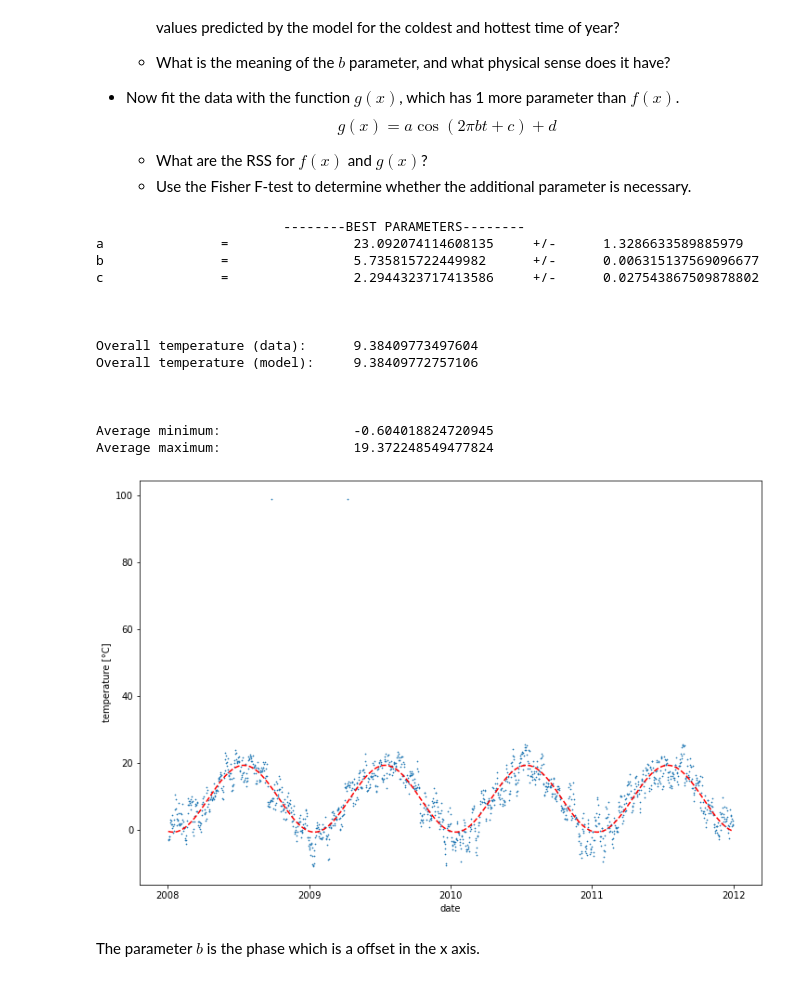
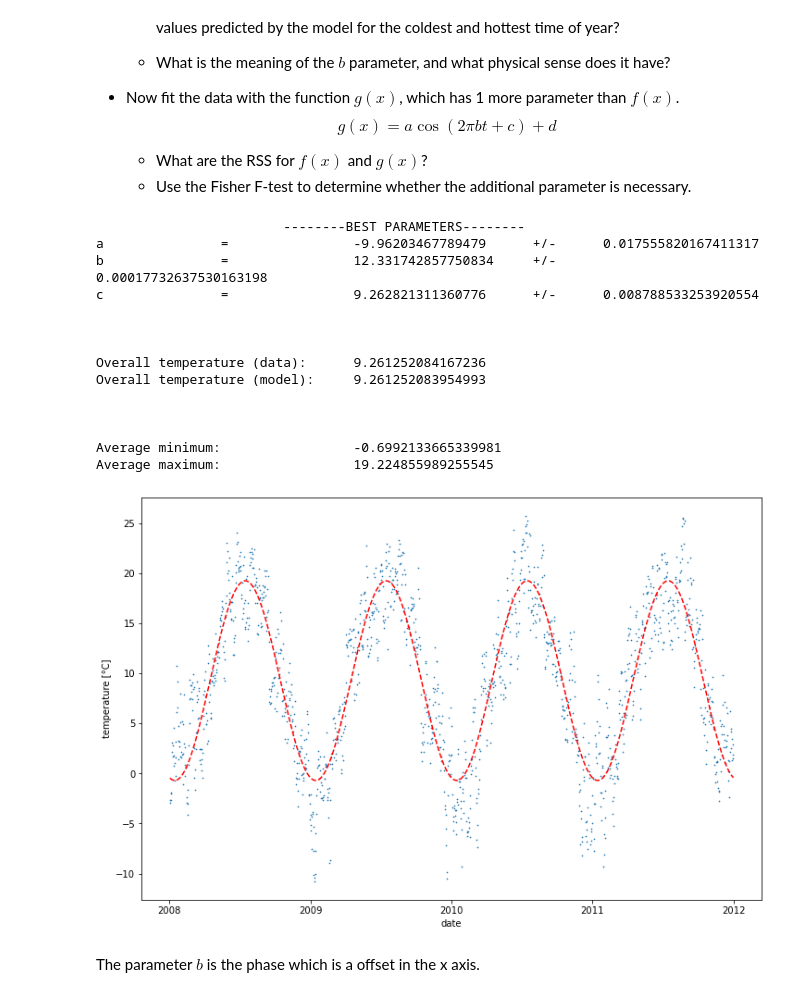
Before and after one commit to aidinattar/LaboratoryOfComputationalPhysics_Y4, a Jupyter notebook: 08ex_fitting.ipynb, the cells around one changed output. Drawn from its saved outputs; the diff is of its cells as text; code cells hidden in the pictures.

```diff
--- a/08ex_fitting.ipynb
+++ b/08ex_fitting.ipynb
@@ -190,6 +190,7 @@ with open(filename, 'rb') as f:
     data = pickle.load(f)
 
 data = data.reshape(1)[0]['residuals']
+data = data[abs(data)<2]
 b = np.histogram_bin_edges(data, bins='sqrt')
 
 fig, ax = plt.subplots(figsize=(12, 7))
@@ -210,7 +211,7 @@ ax.errorbar(bin_centers[mask], entries[mask], yerr=sigma_y[mask], fmt='o', ms =
 def gaussian(x, N, mu, sig, offset):
     return N * np.exp(-np.power(x - mu, 2.) / (2 * np.power(sig, 2.))) + offset
 
-popt, pcov = optimize.curve_fit(gaussian, bin_centers, entries, p0 = [6000,0, 5, 0])
+popt, pcov = optimize.curve_fit(gaussian, bin_centers, entries, p0 = [600,-0.2, .9, 20])
 ax.plot(bin_centers, gaussian(bin_centers, popt[0],popt[1],popt[2], popt[3]), linestyle='dashed',c = 'r' )
 
 ssr = np.sum((entries - gaussian(bin_centers, popt[0],popt[1],popt[2], popt[3]))**2)
@@ -287,6 +288,8 @@ def f(t, a, b, c):
 df = pd.read_csv('../data/munich_temperatures_average_with_bad_data.txt', sep=' ', names=['year', 'temperature'])
 mask = (df['year'] > 2008) & (df['year'] <= 2012)
 df_range = df[mask]
+mask = df_range['temperature'] < 30
+df_range = df_range[mask]
 
 popt, pcov = optimize.curve_fit(f, df_range.year, df_range.temperature)
 
@@ -298,46 +301,46 @@ ax1.set_ylabel('temperature [°C]')
 ax1.set_xlabel('date')
 
 print('\t\t\t--------BEST PARAMETERS--------\t\t\t')
-print("a\t\t=\t\t", poptMax[0], '\t+/-\t', pcovMax[0,0])
-print("b\t\t=\t\t", poptMax[1], '\t+/-\t', pcovMax[1,1])
-print("c\t\t=\t\t", poptMax[2], '\t+/-\t', pcovMax[2,2])
+print("a\t\t=\t\t", popt[0], '\t+/-\t', pcov[0,0])
+print("b\t\t=\t\t", popt[1], '\t+/-\t', pcov[1,1])
+print("c\t\t=\t\t", popt[2], '\t+/-\t', pcov[2,2])
 print('\n\n')
 print('Overall temperature (data):\t', df_range.temperature.mean())
 print('Overall temperature (model):\t', f(df_range.year, popt[0],popt[1],popt[2]).mean())
 print('\n\n')
 min = []
 max = []
 min.append(optimize.minimize(f, 2007, args=(popt[0],popt[1],popt[2])).fun)
 min.append(optimize.minimize(f, 2008, args=(popt[0],popt[1],popt[2])).fun)
 min.append(optimize.minimize(f, 2009, args=(popt[0],popt[1],popt[2])).fun)
 min.append(optimize.minimize(f, 2010, args=(popt[0],popt[1],popt[2])).fun)
 min.append(optimize.minimize(f, 2011, args=(popt[0],popt[1],popt[2])).fun)
 
 def f1(t, a, b, c):
     return -(a * np.cos(2*np.pi*t + b) + c)
 max.append(-optimize.minimize(f1, 2008, args=(popt[0],popt[1],popt[2])).fun)
 max.append(-optimize.minimize(f1, 2009, args=(popt[0],popt[1],popt[2])).fun)
 max.append(-optimize.minimize(f1, 2010, args=(popt[0],popt[1],popt[2])).fun)
 max.append(-optimize.minimize(f1, 2011, args=(popt[0],popt[1],popt[2])).fun)
 
 print('Average minimum:\t\t',np.array(min).mean())
 print('Average maximum:\t\t',np.array(max).mean())
 # %% [output]
                         --------BEST PARAMETERS--------
-a               =                23.092074114608135     +/-      1.3286633589885979
-b               =                5.735815722449982      +/-      0.006315137569096677
-c               =                2.2944323717413586     +/-      0.027543867509878802
+a               =                -9.96203467789479      +/-      0.017555820167411317
+b               =                12.331742857750834     +/-      0.00017732637530163198
+c               =                9.262821311360776      +/-      0.008788533253920554
 
 
 
-Overall temperature (data):      9.38409773497604
-Overall temperature (model):     9.38409772757106
+Overall temperature (data):      9.261252084167236
+Overall temperature (model):     9.261252083954993
 
 
 
-Average minimum:                 -0.604018824720945
-Average maximum:                 19.372248549477824
+Average minimum:                 -0.6992133665339981
+Average maximum:                 19.224855989255545
-[figure, old version]
+[figure, new version]
 # %% [markdown]
 The parameter $b$ is the phase which is a offset in the x axis.
 # %%
```
Also changed, not shown: parts of 3 cells of this notebook.
